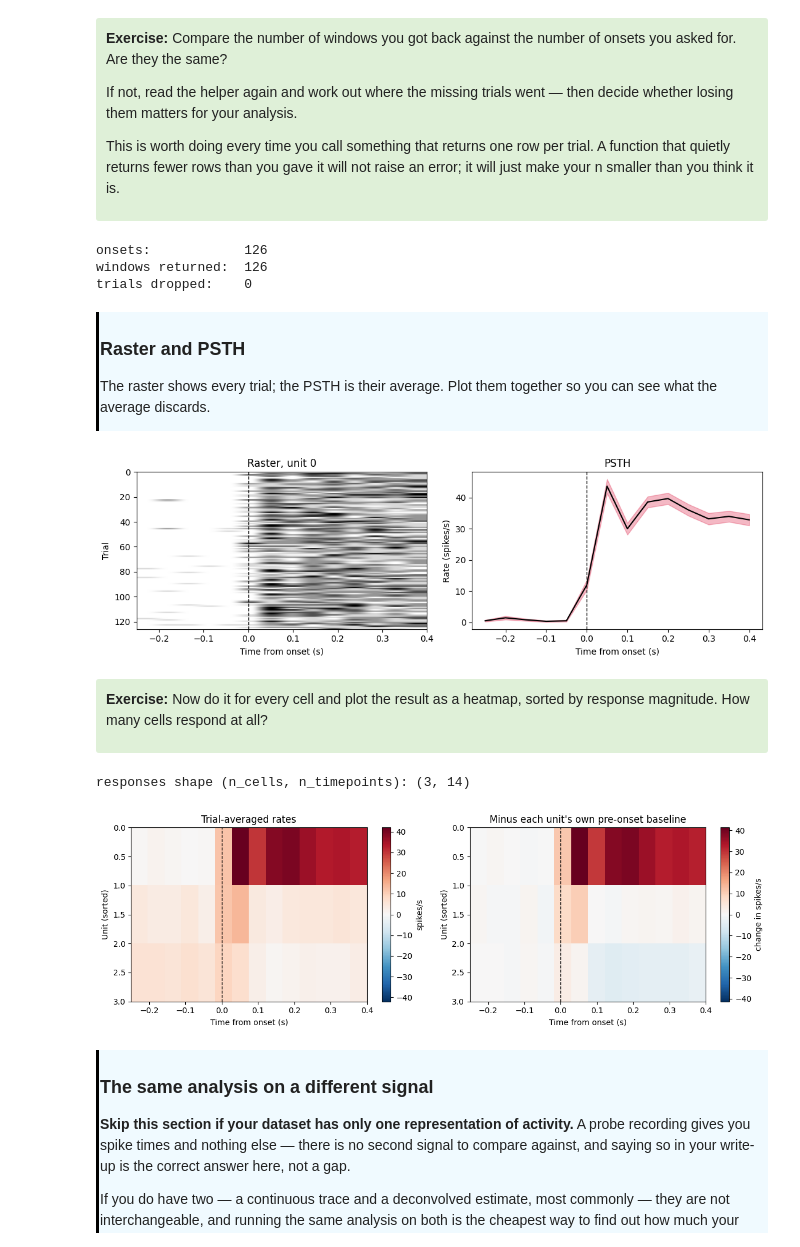
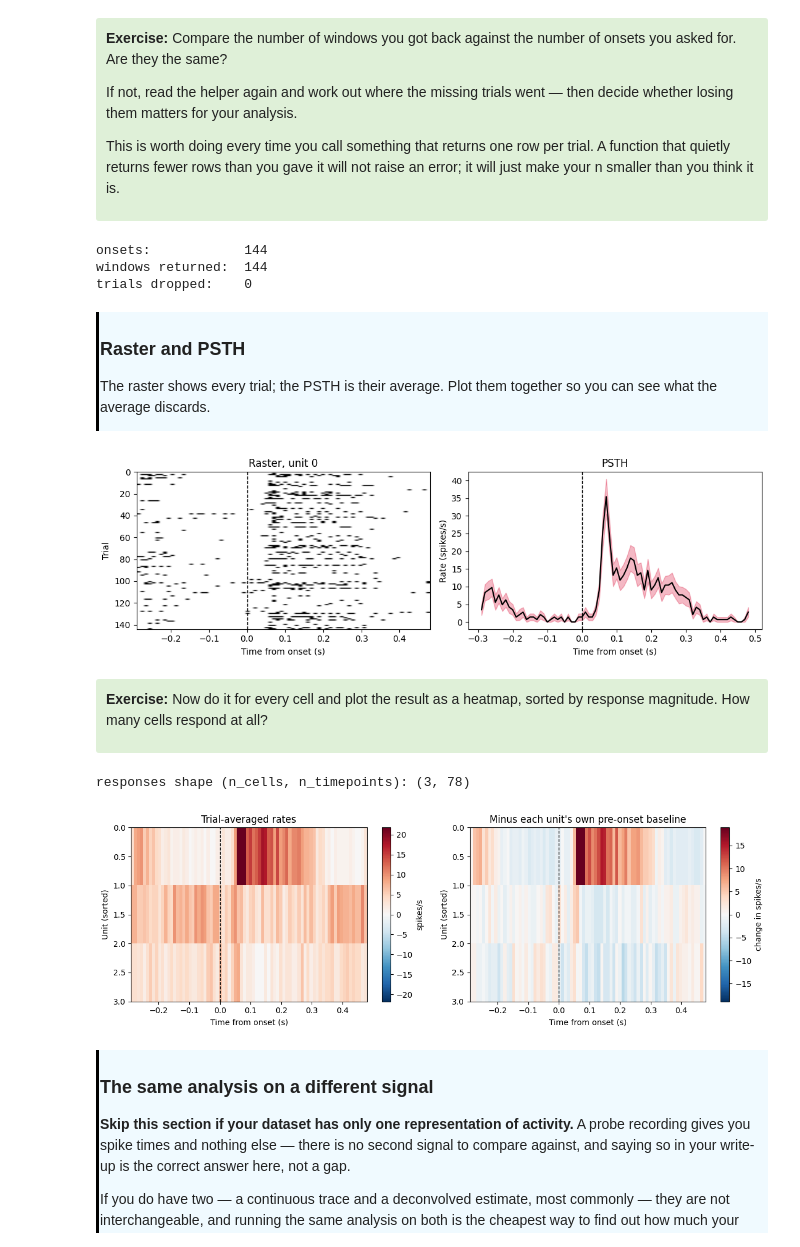
Before and after one commit to AllenSWDB/SWDB_Data_Intro, a Jupyter notebook: code/solutions-test/ProblemSet-Solutions-DynamicRouting.ipynb, the cells around one changed output. Saved outputs shown, nothing was run; the diff lists cells and outputs as text; code cells hidden in the pictures.

```diff
--- a/code/solutions-test/ProblemSet-Solutions-DynamicRouting.ipynb
+++ b/code/solutions-test/ProblemSet-Solutions-DynamicRouting.ipynb
@@ -767,7 +812,7 @@ for label, row in epochs.iterrows():
                  'n_samples': int(in_epoch.sum()),
                  'mid_session_min': round(float(row.start_time + row.stop_time) / 120, 1),
                  'mean_running': round(float(running_speed[in_run].mean()), 2) if in_run.sum() else np.nan,
-                 'mean_activity': round(float(population[in_epoch].mean()), 4)})
+                 'mean_activity': round(float(population_rate[in_epoch].mean()), 4)})
 
 pd.DataFrame(rows)
 # %% [output]
@@ -1007,5 +1000,5 @@ plt.show()
 # %%
-# Which column labels the condition? Look at the candidates first.
+# Which column labels the chosen_condition? Look at the candidates first.
 for col in ['stim_name', 'is_vis_stim', 'is_aud_stim', 'is_target', 'rewarded_modality']:
     if col in events.columns:
         print(f'--- {col} ---')
@@ -1013,12 +1006,12 @@ for col in ['stim_name', 'is_vis_stim', 'is_aud_stim', 'is_target', 'rewarded_mo
         print()
 condition_column = 'stim_name'
 onset_column = 'stim_start_time'
-onsets_pool = group_a
-trial_type_mask = events.is_vis_stim == 1
+stimulus_onset_times = onsets_group_a
+is_selected_trial_type = events.is_vis_stim == 1
 
-condition = events.loc[trial_type_mask, condition_column].value_counts().index[0]
-onsets = events.loc[trial_type_mask & (events[condition_column] == condition),
+chosen_condition = events.loc[is_selected_trial_type, condition_column].value_counts().index[0]
+onset_times = events.loc[is_selected_trial_type & (events[condition_column] == chosen_condition),
                     onset_column].values
 
-print(f'condition: {condition} | presentations of this type: {len(onsets)}')
+print(f'condition: {chosen_condition} | presentations of this type: {len(onset_times)}')
 # %% [output]
@@ -1088,9 +1065,9 @@ aligning spikes/s | (145521, 3)
 pre, post = 0.3, 0.5
 
 after = np.array([activity[(timestamps >= t0) & (timestamps < t0+0.2)].mean(axis=0)
-                  for t0 in onsets_pool])
+                  for t0 in stimulus_onset_times])
 before = np.array([activity[(timestamps >= t0-0.2) & (timestamps < t0)].mean(axis=0)
-                   for t0 in onsets_pool])
+                   for t0 in stimulus_onset_times])
 difference = after - before
 with np.errstate(invalid='ignore'):
     modulation = np.nanmean(difference, axis=0) / np.nanstd(difference, axis=0)
@@ -1103,4 +1080,4 @@ median across units: 0.656
 # %%
-windows, t = align_to_events(activity[:, ROI], timestamps, onsets, pre=pre, post=post)
-print('windows shape (n_presentations, n_frames):', windows.shape)
+aligned_windows, t = align_to_event_times(activity[:, ROI], timestamps, onset_times, pre=pre, post=post)
+print('windows shape (n_presentations, n_frames):', aligned_windows.shape)
 # %% [output]
@@ -1120,12 +1097,12 @@ n smaller than you think it is.
 
 </div>
 # %%
-print('onsets:           ', len(onsets))
-print('windows returned: ', windows.shape[0])
-print('trials dropped:   ', len(onsets) - windows.shape[0])
+print('onsets:           ', len(onset_times))
+print('windows returned: ', aligned_windows.shape[0])
+print('trials dropped:   ', len(onset_times) - aligned_windows.shape[0])
 # %% [output]
-onsets:            126
-windows returned:  126
+onsets:            144
+windows returned:  144
 trials dropped:    0
 # %% [markdown]
 <div style="border-left: 3px solid #000; padding: 1px; padding-left: 10px; background: #F0FAFF; ">
@@ -1137,25 +1114,25 @@ average discards.
 
 </div>
 # %%
-mean = windows.mean(axis=0)
-sem = windows.std(axis=0) / np.sqrt(len(windows))
+mean = aligned_windows.mean(axis=0)
+sem = aligned_windows.std(axis=0) / np.sqrt(len(aligned_windows))
 fig, axes = plt.subplots(1, 2, figsize=(11, 3.5))
-axes[0].imshow(windows, aspect='auto', cmap='Greys', vmin=0,
-               vmax=np.nanpercentile(windows, 99) or 1,
-               extent=[t[0], t[-1], len(windows), 0])
+axes[0].imshow(aligned_windows, aspect='auto', cmap='Greys', vmin=0,
+               vmax=np.nanpercentile(aligned_windows, 99) or 1,
+               extent=[t[0], t[-1], len(aligned_windows), 0])
 axes[0].set_ylabel('Trial')
 axes[0].set_title(f'Raster, unit {ROI}')
 axes[1].plot(t, mean, 'k')
 axes[1].fill_between(t, mean-sem, mean+sem, color='crimson', alpha=0.3)
 axes[1].set_ylabel('Rate (spikes/s)')
 axes[1].set_title('PSTH')
 for ax in axes:
     ax.axvline(0, color='k', ls='--', lw=1)
     ax.set_xlabel('Time from onset (s)')
 plt.tight_layout()
 plt.show()
 # %% [output]
-[figure, old version]
+[figure, new version]
 # %% [markdown]
 <div style="background: #DFF0D8; border-radius: 3px; padding: 10px;">
 
@@ -1166,12 +1143,12 @@ response magnitude. How many cells respond at all?
 # %%
 responses = []
 for roi in range(activity.shape[1]):
-    windows_roi, t = align_to_events(activity[:, roi], timestamps, onsets, pre=pre, post=post)
+    windows_roi, t = align_to_event_times(activity[:, roi], timestamps, onset_times, pre=pre, post=post)
     responses.append(windows_roi.mean(axis=0))
 responses = np.array(responses)
 print('responses shape (n_cells, n_timepoints):', responses.shape)
 # %% [output]
-responses shape (n_cells, n_timepoints): (3, 14)
+responses shape (n_cells, n_timepoints): (3, 78)
 # %%
 fig, axes = plt.subplots(1, 2, figsize=(12, 4))
 order_raw = np.argsort(responses.mean(axis=1))[::-1]
@@ -1181,7 +1158,10 @@ im0 = axes[0].imshow(responses[order_raw], aspect='auto', cmap='RdBu_r', vmin=-l
 axes[0].set_title('Trial-averaged rates')
 plt.colorbar(im0, ax=axes[0], label='spikes/s')
 
-baseline = responses[:, t < 0].mean(axis=1, keepdims=True)
+# Exclude the sample adjacent to onset: with binned data it can straddle
+# the event, putting response into the baseline.
+bin_width = np.median(np.diff(t))
+baseline = responses[:, t < -bin_width].mean(axis=1, keepdims=True)
 change = responses - baseline
 order = np.argsort(change[:, t >= 0].mean(axis=1))[::-1]
 lim = np.nanpercentile(np.abs(change), 99)
@@ -1196,7 +1176,7 @@ for ax in axes:
 plt.tight_layout()
 plt.show()
 # %% [output]
-[figure, old version]
+[figure, new version]
 # %% [markdown]
 <div style="border-left: 3px solid #000; padding: 1px; padding-left: 10px; background: #F0FAFF; ">
 
```
Also changed, not shown: parts of 47 cells of this notebook, 6 other files.
